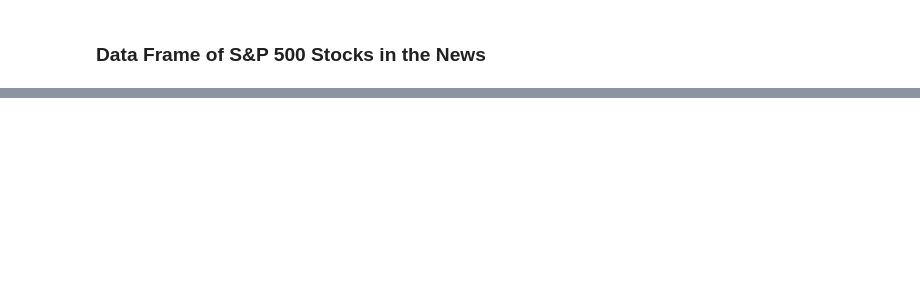
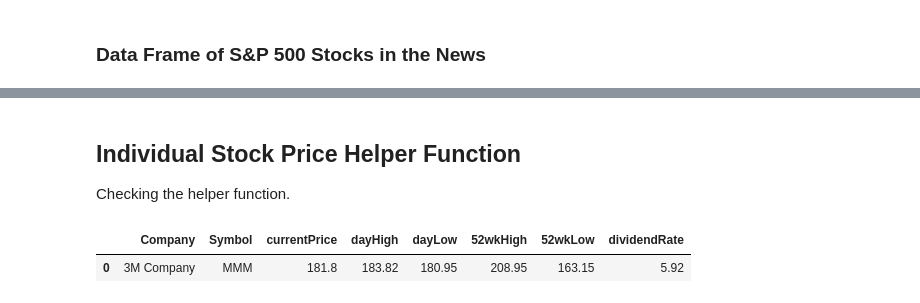
Before and after one commit to jeffreyhwatson/options_apps, a Jupyter notebook: notebooks/options_apps.ipynb, the cells around one changed output, grey strips where cells are left out. Drawn from its saved outputs; the diff is of its cells as text; code cells hidden in the pictures; blank space fills up the shorter version.

Commit message:
Add price() helper function

```diff
--- a/notebooks/options_apps.ipynb
+++ b/notebooks/options_apps.ipynb
@@ -339,0 +340,8 @@ time: 8.37 ms (started: 2021-11-05 21:57:18 -07:00)
+# %% [markdown]
+## Individual Stock Price Helper Function
+Checking the helper function.
+# %%
+h.prices('MMM')
+# %% [output]
+|  | Company | Symbol | currentPrice | dayHigh | dayLow | 52wkHigh | 52wkLow | dividendRate |
+| 0 | 3M Company | MMM | 181.8 | 183.82 | 180.95 | 208.95 | 163.15 | 5.92 |
```
Also changed, not shown: parts of 22 cells of this notebook, 1 other file.
